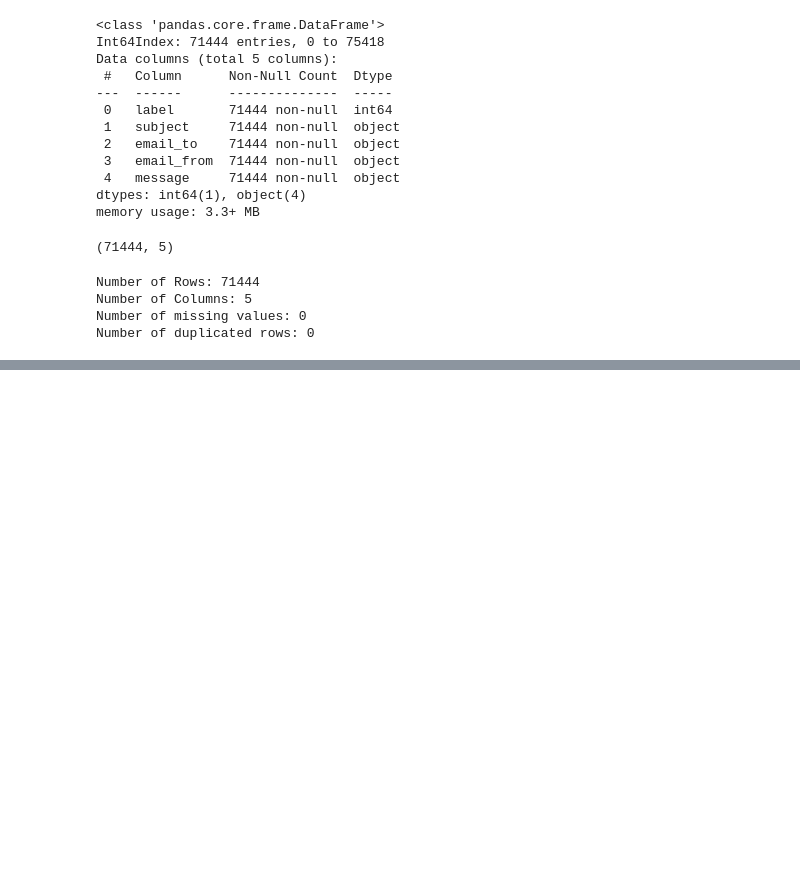
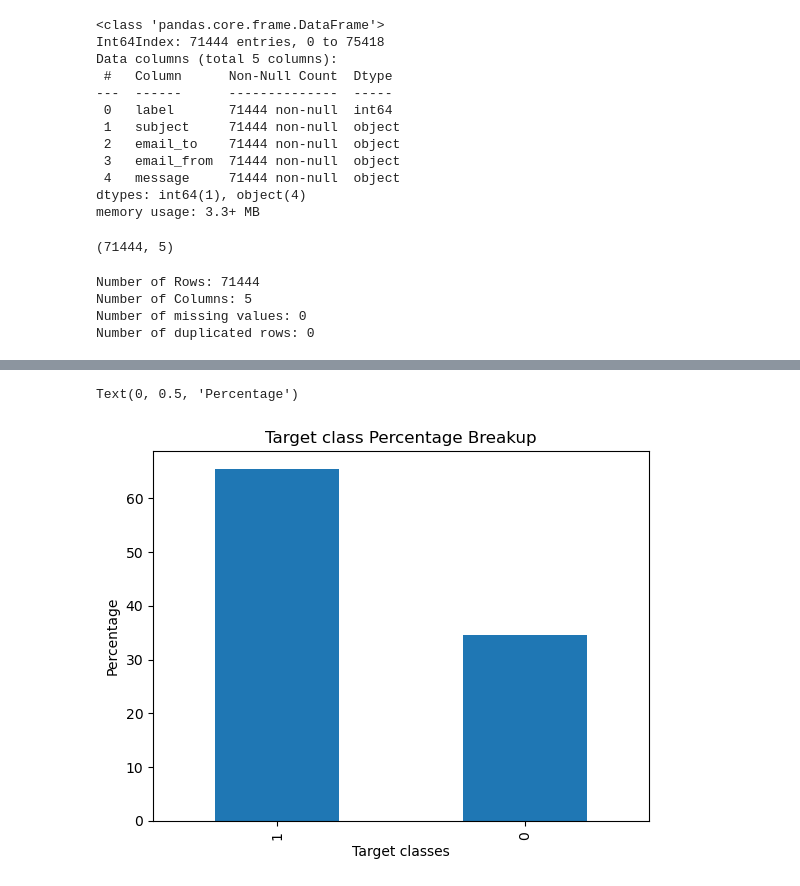
Before and after one commit to dfrancis-tech/email_spam, a Jupyter notebook: EDA.ipynb, the cells around one changed output, grey strips where cells are left out. Cells and saved outputs as stored; diff of their text form; code cells hidden in the pictures; blank space fills up the shorter version.

```diff
--- a/EDA.ipynb
+++ b/EDA.ipynb
@@ -178,0 +208,9 @@ clean_data.head()
+# %%
+# Plotting the value counts as percentages
+label_counts_percentage.plot(kind='bar')
+plt.title("Target class Percentage Breakup")
+plt.xlabel("Target classes")
+plt.ylabel("Percentage")
+# %% [output]
+Text(0, 0.5, 'Percentage')
+[figure, added]
```
Also changed, not shown: parts of 5 cells of this notebook.
